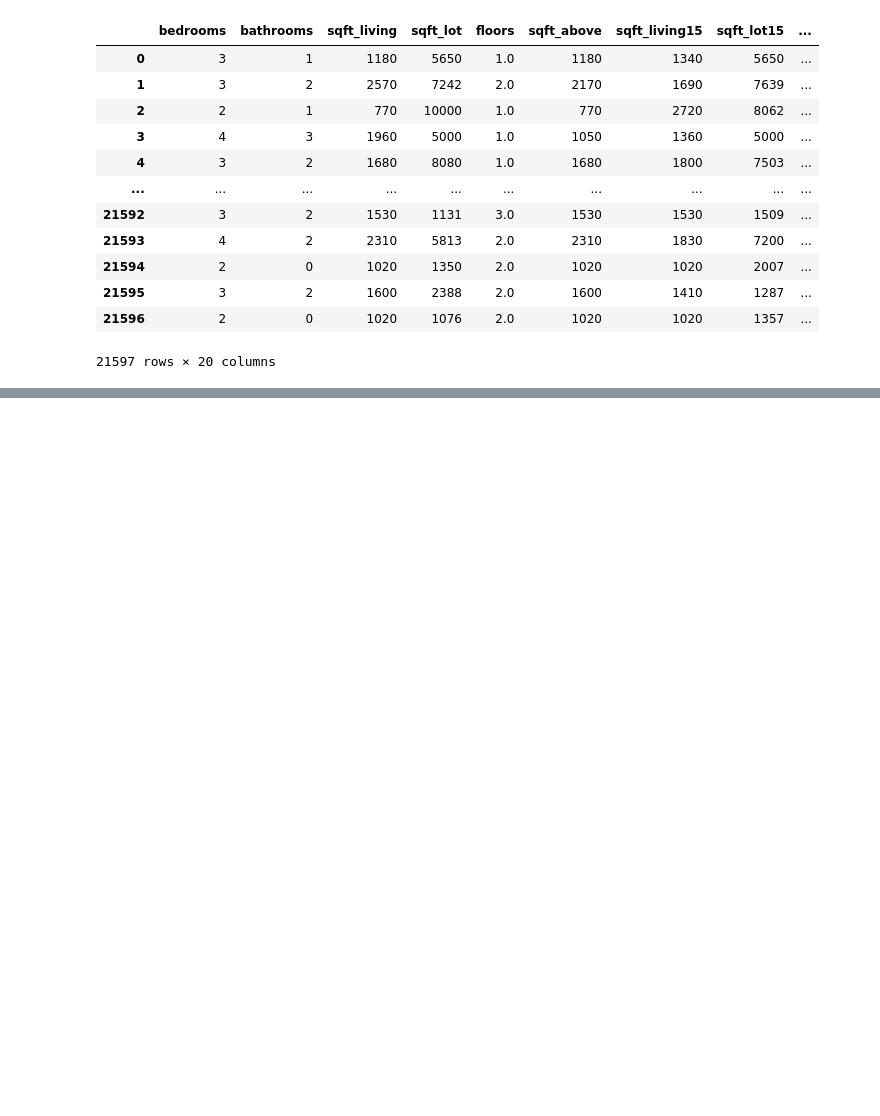
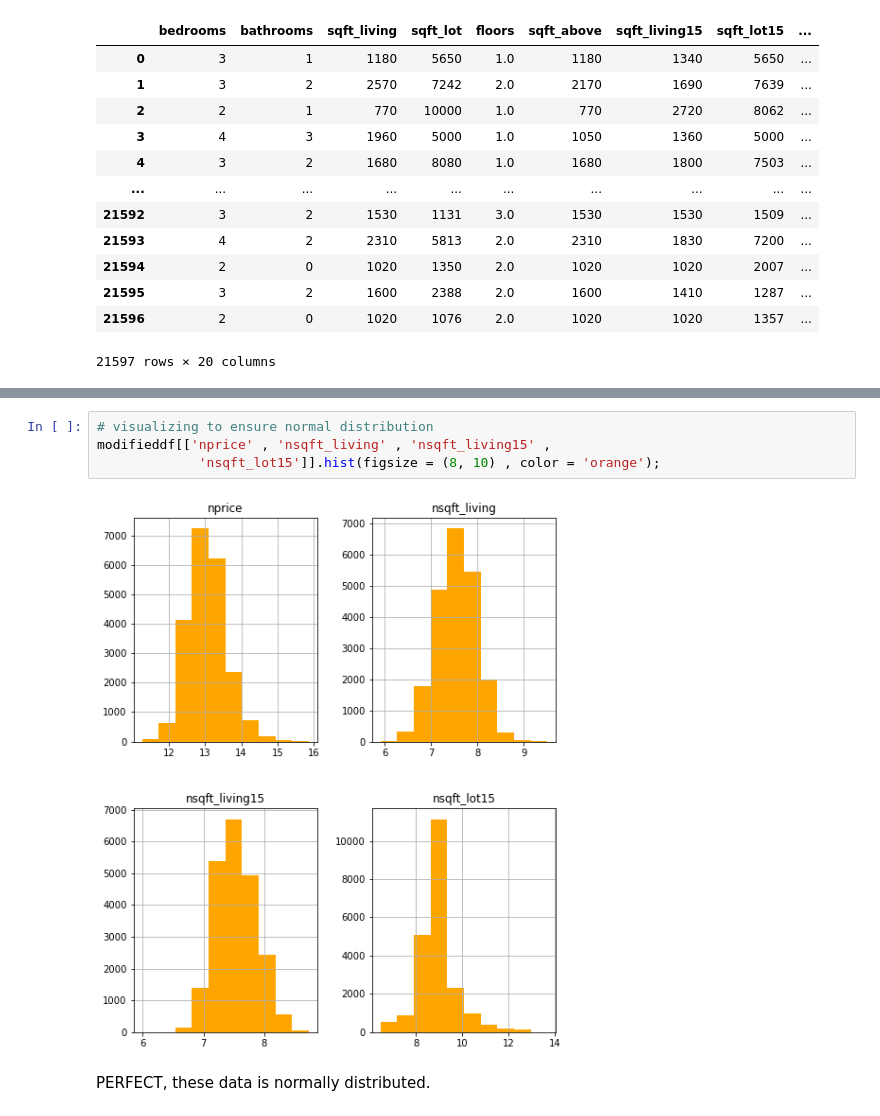
Before and after one commit to Bonnie10/Housing_Project, a Jupyter notebook: student.ipynb, the cells around one changed output, grey strips where cells are left out. Saved outputs shown, nothing was run; the diff lists cells and outputs as text; blank space fills up the shorter version.

```diff
--- a/student.ipynb
+++ b/student.ipynb
@@ -837,0 +889,8 @@ Name: price, dtype: float64
+# %%
+# visualizing to ensure normal distribution
+modifieddf[['nprice' , 'nsqft_living' , 'nsqft_living15' ,
+             'nsqft_lot15']].hist(figsize = (8, 10) , color = 'orange');
+# %% [output]
+[figure, added]
+# %% [markdown]
+PERFECT, these data is normally distributed.
```
Also changed, not shown: parts of 30 cells of this notebook, 1 other file.
